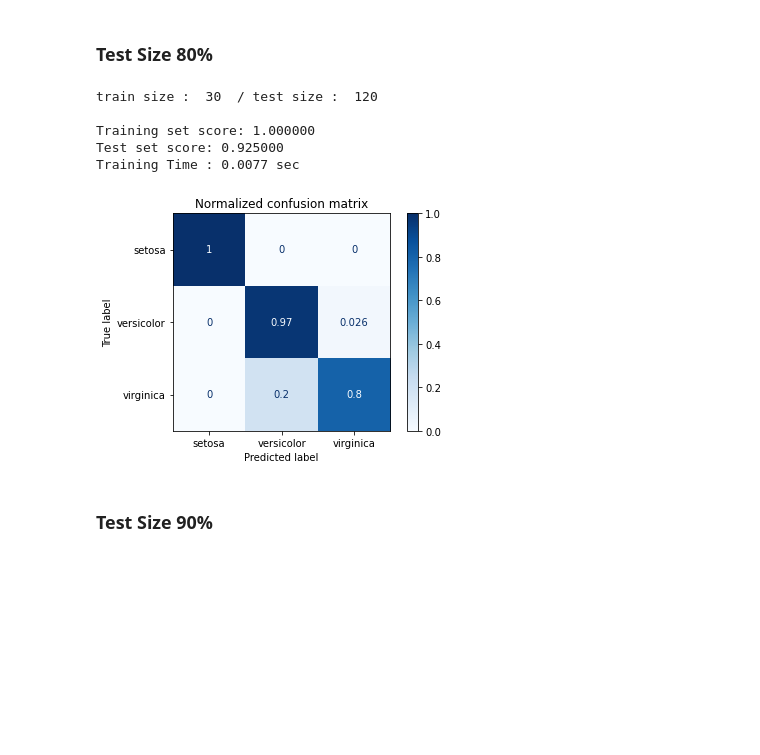
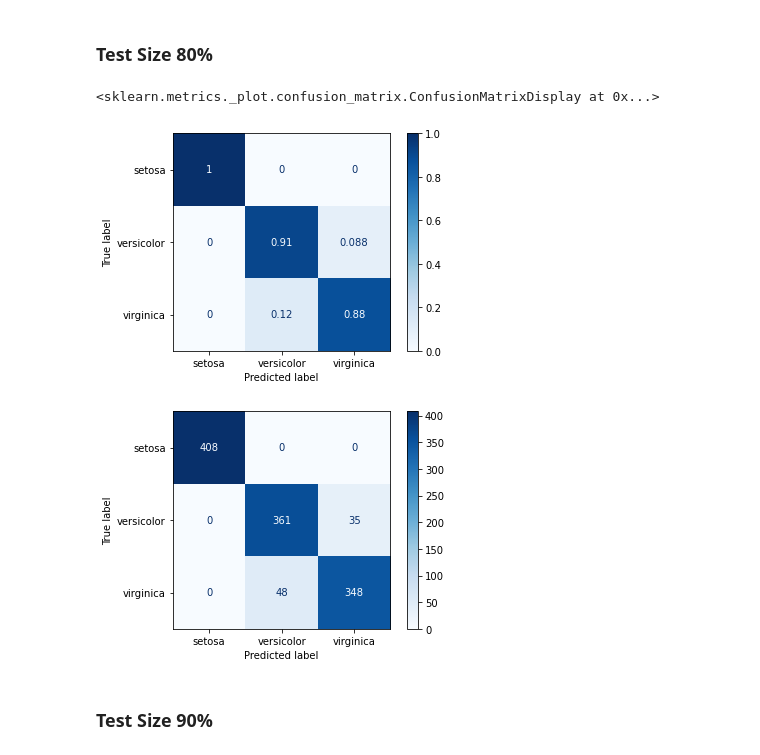
Before and after one commit to minercode625/Archive, a Jupyter notebook: ML/NN/Euclidean/003_TestSize_Iris copy.ipynb, the cells around one changed output. Cells and saved outputs as stored; diff of their text form; code cells hidden in the pictures; blank space fills up the shorter version.

```diff
--- a/ML/NN/Euclidean/003_TestSize_Iris copy.ipynb
+++ b/ML/NN/Euclidean/003_TestSize_Iris copy.ipynb
@@ -10,6 +14,10 @@ from sklearn.datasets import load_iris
 from sklearn.model_selection import train_test_split
 from sklearn.metrics import confusion_matrix, ConfusionMatrixDisplay
 from sklearn.neighbors import KNeighborsClassifier
+# %%
+train_acc = []
+test_acc = []
+train_time = []
 # %% [markdown]
 ### Test Size 10%
 # %%
@@ -279,45 +421,58 @@ Training Time : 0.0051 sec
 # %%
 iris = load_iris()
 
-features = iris.data
-target = iris.target
+max_seed = 10
 
-seed = 0
+avg_training_acc = []
+avg_test_acc = []
+avg_time = []
 
-x_train, x_test, y_train, y_test = train_test_split(features, target, test_size=0.8, random_state=seed, shuffle=True)
+predict_list = []
+label_list = []
 
-print("train size : ", len(x_train), " / test size : ", len(x_test))
-print()
+for seed in range(max_seed):
 
-k = 1
 
-knn = KNeighborsClassifier(k, weights='distance', n_jobs=-1)
-knn.fit(x_train, y_train)
+    x_train, x_test, y_train, y_test = train_test_split(iris.data, iris.target, test_size=0.8, random_state=seed, shuffle=True)
 
-train_score = knn.score(x_train, y_train)
+    k = 1
 
-start = time.perf_counter()
-test_score = knn.score(x_test, y_test)
-end = time.perf_counter() - start
+    knn = KNeighborsClassifier(k, weights='distance', n_jobs=-1)
+    knn.fit(x_train, y_train)
 
-print("Training set score: %f" % train_score)
-print("Test set score: %f" % test_score)
-print("Training Time : %.4f" % end, "sec")
+    train_score = knn.score(x_train, y_train)
+    predict = knn.predict(x_test)
 
-train_acc.append(train_score)
-test_acc.append(test_score)
-train_time.append(end)
+    predict_list.extend(predict)
+    label_list.extend(y_test)
 
-disp = ConfusionMatrixDisplay.from_estimator(knn, x_test, y_test, display_labels=iris.target_names, cmap=plt.cm.Blues, normalize="true")
-disp.ax_.set_title("Normalized confusion matrix")
-plt.show()
+    start = time.perf_counter()
+    test_score = knn.score(x_test, y_test)
+    end = time.perf_counter() - start
+
+    avg_training_acc.append(train_score)
+    avg_test_acc.append(test_score)
+    avg_time.append(end)
+
+train_avg = np.array(avg_training_acc).mean()
+test_avg = np.array(avg_test_acc).mean()
+time_avg = np.array(avg_time).mean()
+
+train_acc.append(train_avg)
+test_acc.append(test_avg)
+train_time.append(time_avg)
+
+cm = confusion_matrix(label_list, predict_list, labels=knn.classes_, normalize="true")
+disp = ConfusionMatrixDisplay(confusion_matrix=cm, display_labels=iris.target_names)
+disp.plot(cmap=plt.cm.Blues)
+
+cm = confusion_matrix(label_list, predict_list, labels=knn.classes_)
+disp = ConfusionMatrixDisplay(confusion_matrix=cm, display_labels=iris.target_names)
+disp.plot(cmap=plt.cm.Blues)
 # %% [output]
-train size :  30  / test size :  120
-
-Training set score: 1.000000
-Test set score: 0.925000
-Training Time : 0.0077 sec
+<sklearn.metrics._plot.confusion_matrix.ConfusionMatrixDisplay at 0x...>
-[figure, old version]
+[figure, new version]
+[figure, added]
 # %% [markdown]
 ### Test Size 90%
 # %%
```
Also changed, not shown: parts of 11 cells of this notebook, 4 other files.
